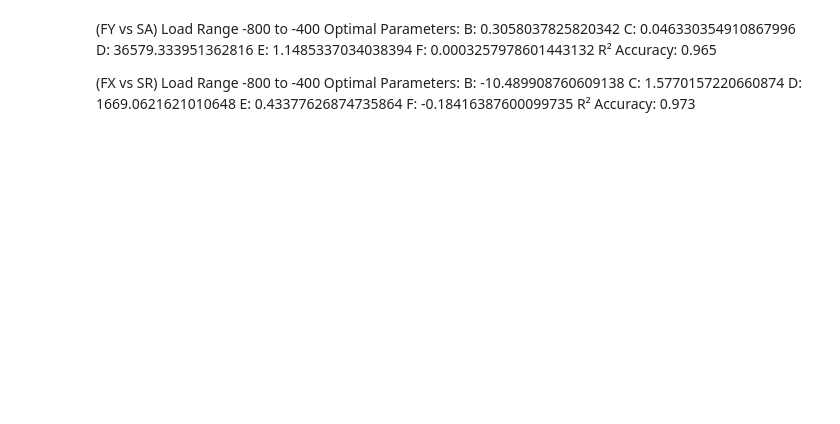
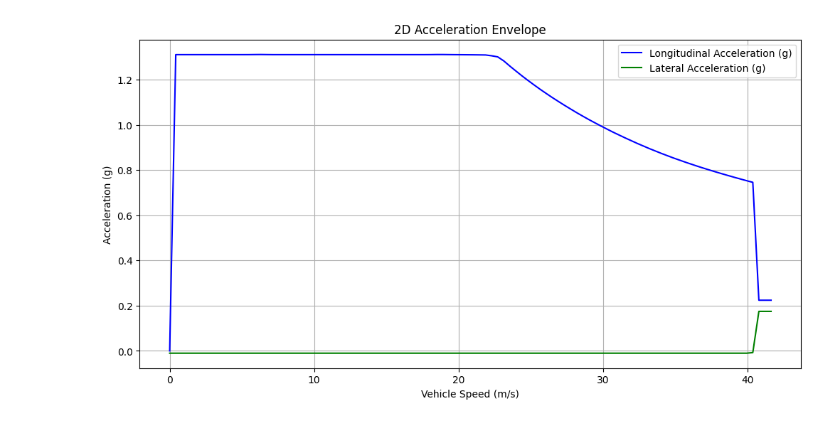
Before and after one commit to nlemoff/Discovery-of-Undocumented-Oil-and-Gas-Wells, a Jupyter notebook: GGV.ipynb, the cells around one changed output. Drawn from its saved outputs; the diff is of its cells as text; code cells hidden in the pictures; blank space fills up the shorter version.

```diff
--- a/GGV.ipynb
+++ b/GGV.ipynb
@@ -95,18 +3,58 @@ fig.show()
-# %% [markdown]
-(FY vs SA) Load Range -800 to -400
-Optimal Parameters:
-B: 0.3058037825820342
-C: 0.046330354910867996
-D: 36579.333951362816
-E: 1.1485337034038394
-F: 0.0003257978601443132
-R² Accuracy: 0.965
-
-(FX vs SR) Load Range -800 to -400
-Optimal Parameters:
-B: -10.489908760609138
-C: 1.5770157220660874
-D: 1669.0621621010648
-E: 0.43377626874735864
-F: -0.18416387600099735
-R² Accuracy: 0.973
+# %%
+import numpy as np
+import pandas as pd
+from scipy.interpolate import interp1d
+import matplotlib.pyplot as plt
+
+# Constants
+vehicle_mass_kg = 241  # Vehicle mass in kg
+g = 9.81  # Acceleration due to gravity in m/s^2
+tire_radius_m = 0.2629  # Tire radius in meters for Hoosier R25B 20.5 x 7.0-13
+gear_ratio = 3.54  # Gear ratio from your Python code
+
+# Load the datasets
+tire_data = pd.read_csv('B1320run125.csv', skiprows=[1])
+motor_data = pd.read_csv('MotorPower.csv')
+
+# Create interpolation functions for torque and power
+torque_interp = interp1d(motor_data['Motor Speed (RPM)'], motor_data['Torque (Capped at 80kW) (Nm)'],
+                         bounds_error=False, fill_value="extrapolate")
+power_interp = interp1d(motor_data['Motor Speed (RPM)'],
+                        motor_data['Torque (Capped at 80kW) (Nm)'] * motor_data['Motor Speed (RPM)'] * 2 * np.pi / 60,
+                        bounds_error=False, fill_value="extrapolate")
+
+# Prepare arrays to hold acceleration values
+speed_range = np.linspace(0, tire_data['V'].max(), 100)  # Speed range from tire data
+long_acc = np.zeros_like(speed_range)
+lat_acc = np.zeros_like(speed_range)
+
+# Calculate the traction force available at each speed point
+for i, speed in enumerate(speed_range):
+    engine_rpm = speed / (2 * np.pi * tire_radius_m) * 60 * gear_ratio
+    if engine_rpm >= motor_data['Motor Speed (RPM)'].min() and engine_rpm <= motor_data['Motor Speed (RPM)'].max():
+        engine_torque = torque_interp(engine_rpm)
+        wheel_torque = engine_torque * gear_ratio
+        traction_force = wheel_torque / tire_radius_m
+        long_acc[i] = traction_force / vehicle_mass_kg / g
+
+    # Interpolating lateral force data
+    lat_force = np.interp(speed, tire_data['V'], tire_data['FY'])
+    lat_acc[i] = lat_force / vehicle_mass_kg / g
+
+# Normalize long_acc within the bounds of tire data
+max_long_force = np.interp(speed_range, tire_data['V'], tire_data['FX'])
+max_long_acc = max_long_force / vehicle_mass_kg / g
+long_acc = np.clip(long_acc, -max_long_acc, max_long_acc)
+
+# 2D plot for lateral and longitudinal acceleration
+plt.figure(figsize=(12, 6))
+plt.plot(speed_range, long_acc, label='Longitudinal Acceleration (g)', color='blue')
+plt.plot(speed_range, lat_acc, label='Lateral Acceleration (g)', color='green')
+plt.title('2D Acceleration Envelope')
+plt.xlabel('Vehicle Speed (m/s)')
+plt.ylabel('Acceleration (g)')
+plt.legend()
+plt.grid(True)
+plt.show()
+# %% [output]
+[figure, added]
```
Also changed, not shown: parts of 9 cells of this notebook.
